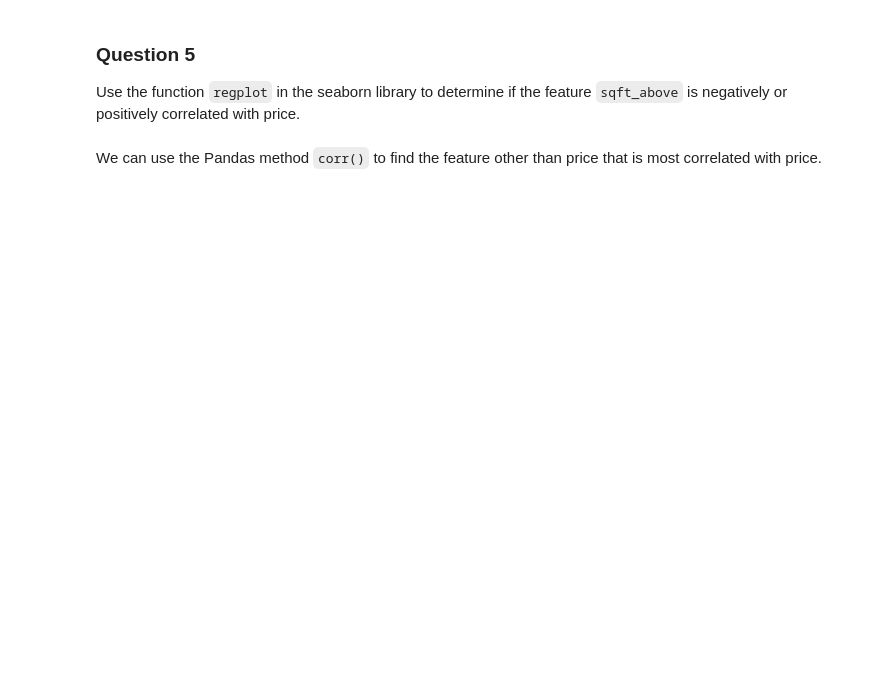
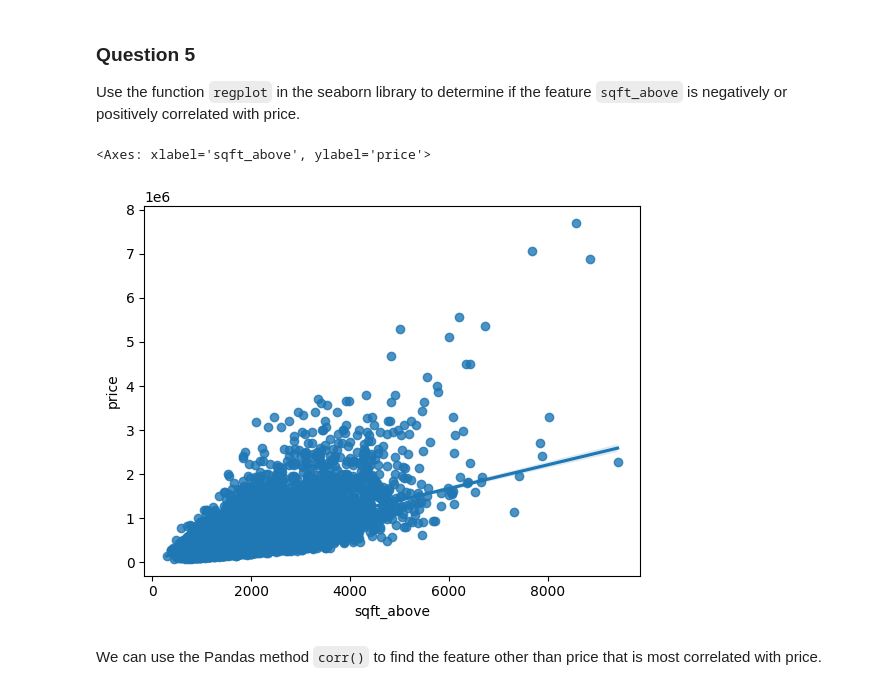
Before and after one commit to lwzbr/ibm-ds-cert, a Jupyter notebook: House_Sales_in_King_Count_USA.ipynb, the cells around one changed output. Cells and saved outputs as stored; diff of their text form; code cells hidden in the pictures; blank space fills up the shorter version.

```diff
--- a/House_Sales_in_King_Count_USA.ipynb
+++ b/House_Sales_in_King_Count_USA.ipynb
@@ -180,6 +186,14 @@ sns.boxplot()
 ### Question 5
 
 Use the function <code>regplot</code>  in the seaborn library  to  determine if the feature <code>sqft_above</code> is negatively or positively correlated with price.
+# %%
+sns.regplot(
+    x = df['sqft_above'],
+    y = df['price']
+)
+# %% [output]
+<Axes: xlabel='sqft_above', ylabel='price'>
+[figure, added]
 # %% [markdown]
 We can use the Pandas method <code>corr()</code>  to find the feature other than price that is most correlated with price.
 # %%
```
Also changed, not shown: parts of 10 cells of this notebook.
